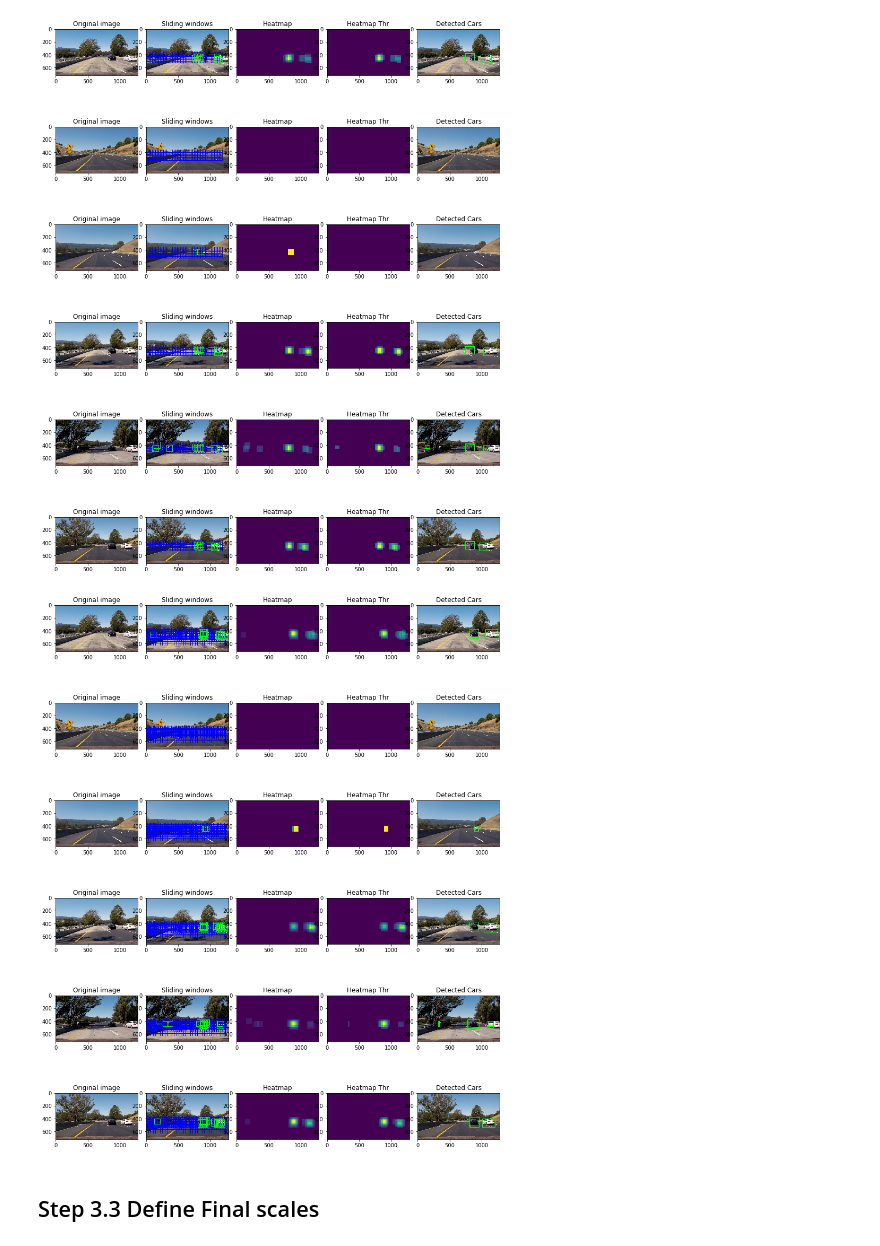
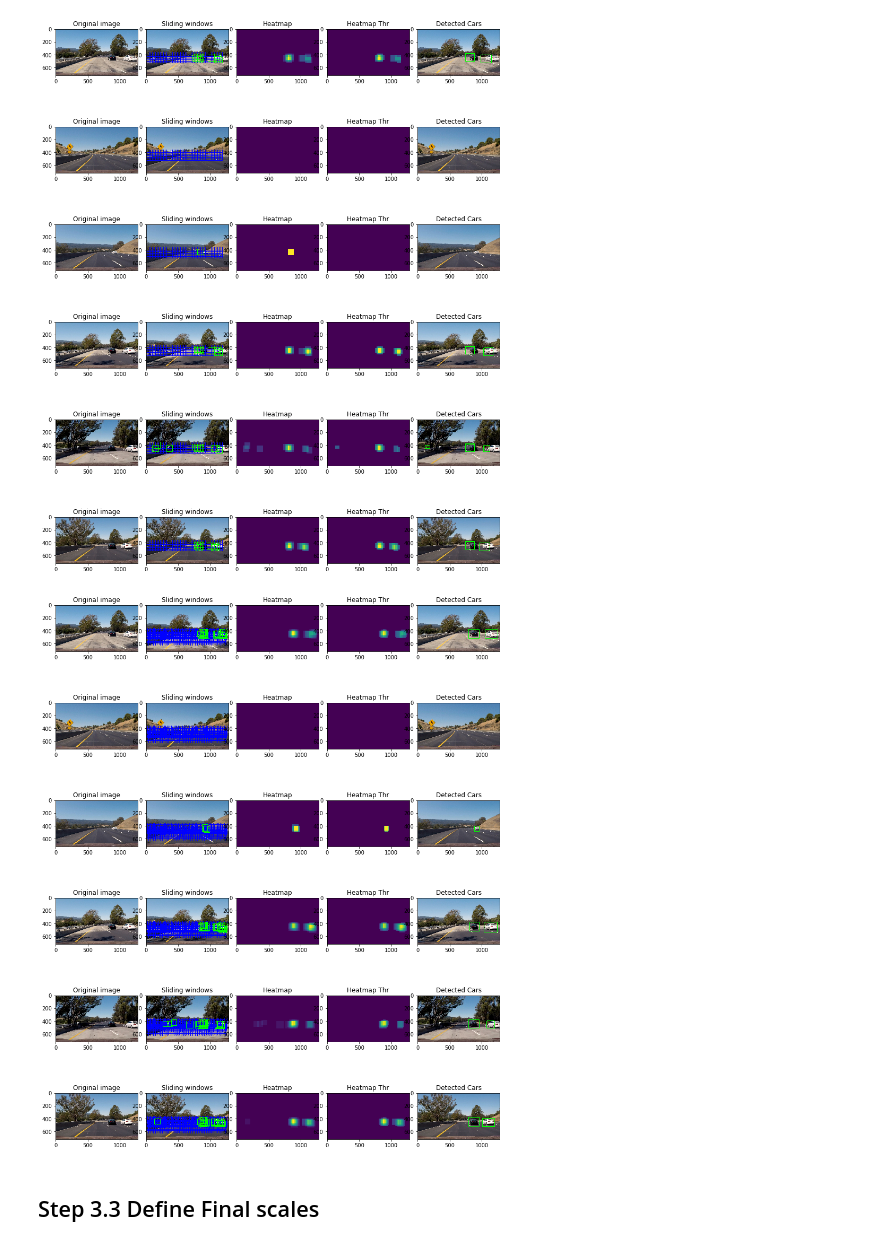
Before and after one commit to gvspraveen/CarND-Vehicle-Detection, a Jupyter notebook: solution.ipynb, the cells around one changed output. Cells and saved outputs as stored; diff of their text form; code cells hidden in the pictures.

```diff
--- a/solution.ipynb
+++ b/solution.ipynb
@@ -508,15 +508,17 @@ Just running one scale (360, 560, 1.5)
 [figure]
 # %%
 # Run combination of all them
-run_sliding_window_test([(360, 560, 1.35), (380, 600, 1.75), (410, 620, 2), (450, 680, 2.25)], 1)
+run_sliding_window_test([(360, 520, 1.35), (380, 550, 1.5),
+                       (400, 600, 1.75), (400, 600, 1.85),
+                       (450, 680, 2.25), (450, 680, 2.15)], 2)
 # run_sliding_window_test([(360, 550, 1.25),
 #                          (360, 550, 1.5),
 #                          (380, 610, 1.5),
 #                          (380, 610, 1.75),
 #                          (430, 680, 1.75),
 #                          (430, 680, 2)])
 # %% [output]
-[figure, old version]
+[figure, new version]
 # %% [markdown]
 ## Step 3.3 Define Final scales
 # %%
```
Also changed, not shown: parts of 9 cells of this notebook, 3 other files.
